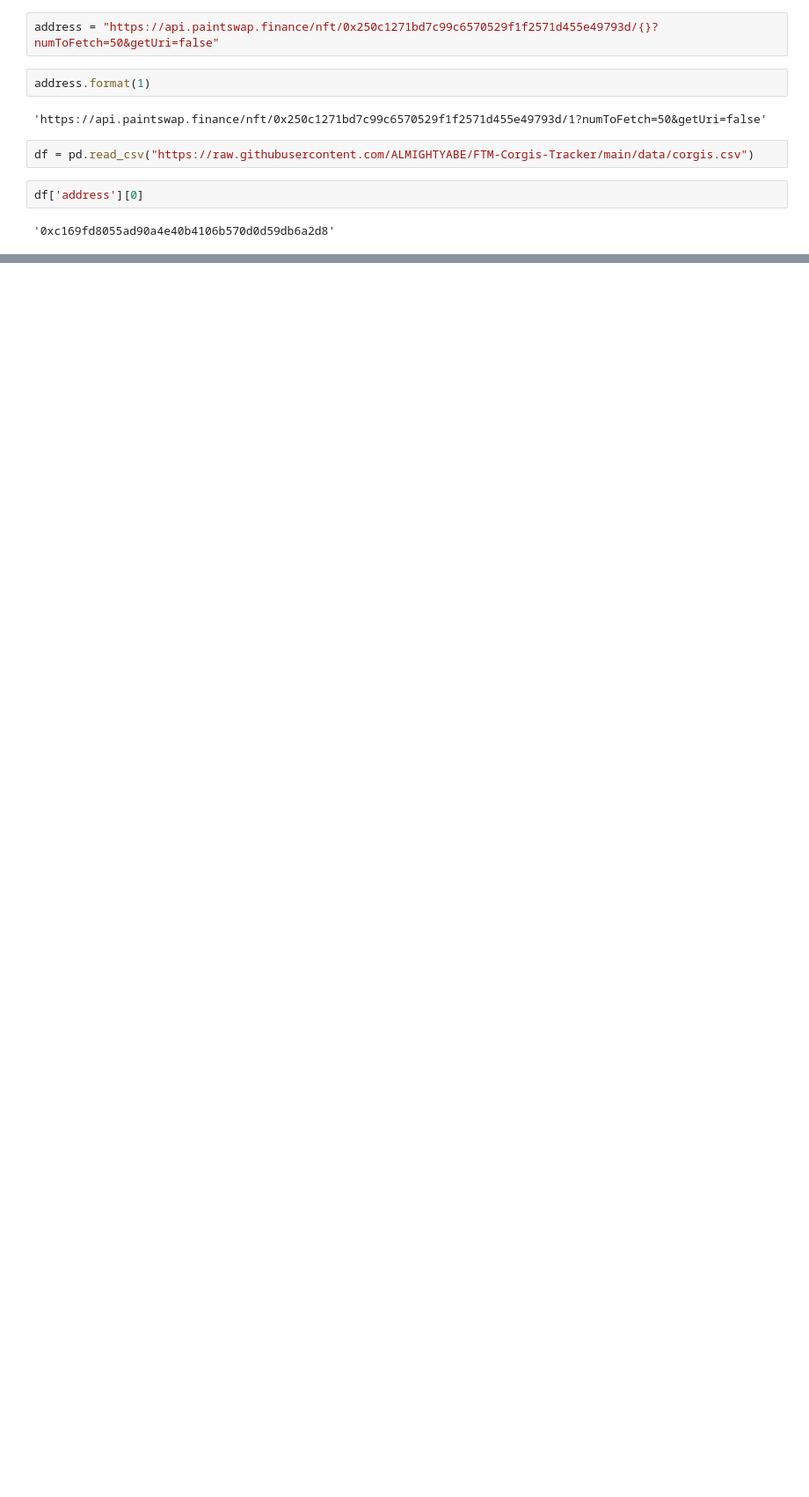
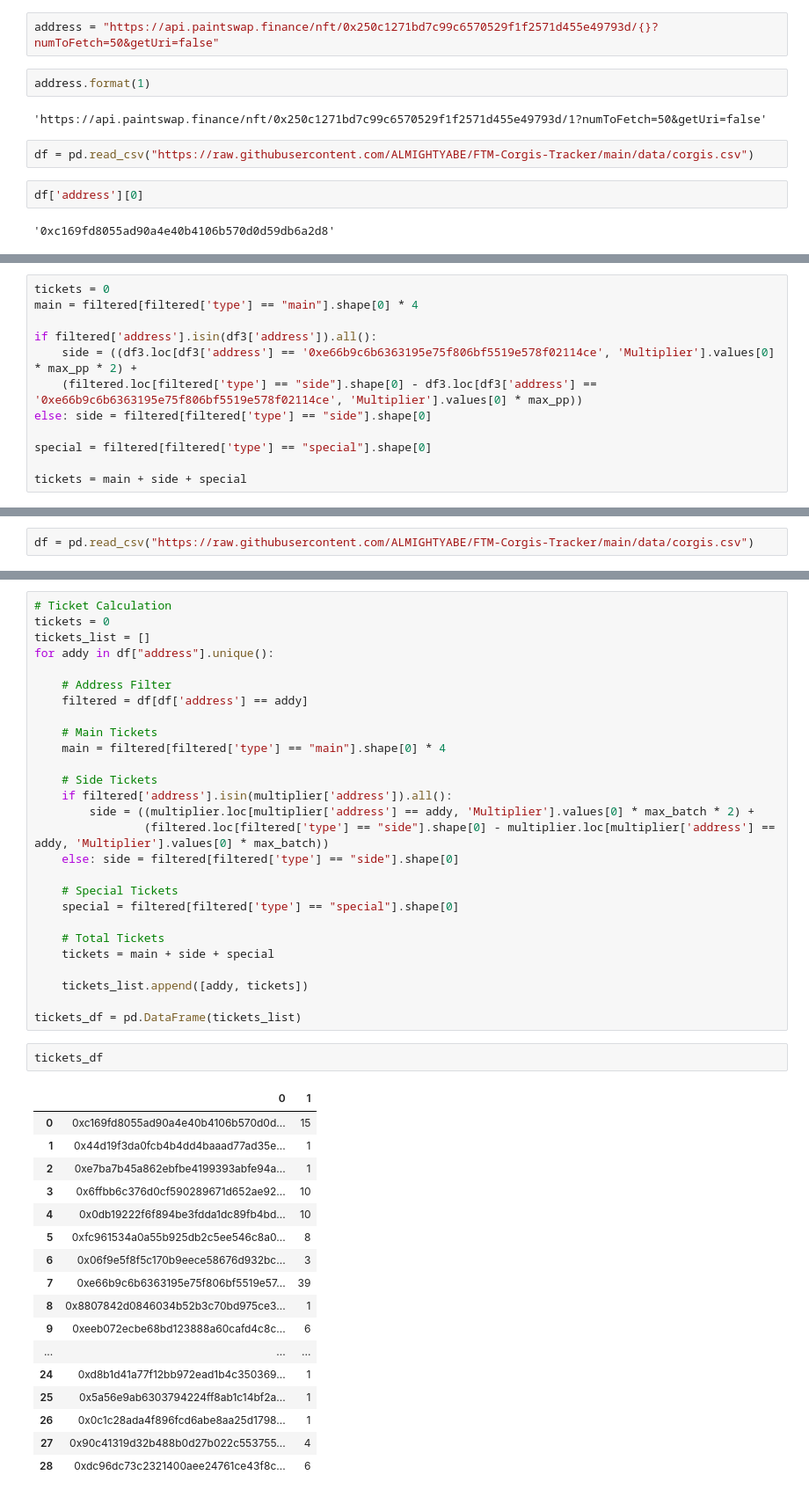
Before and after one commit to ALMIGHTYABE/FTM-Corgis-Tracker, a Jupyter notebook: notebooks/Corgi NB.ipynb, the cells around one changed output, grey strips where cells are left out. Shown at 88% size. Cells and saved outputs as stored; diff of their text form; blank space fills up the shorter version.

```diff
--- a/notebooks/Corgi NB.ipynb
+++ b/notebooks/Corgi NB.ipynb
@@ -152,0 +243,12 @@ filtered
+# %%
+tickets = 0
+main = filtered[filtered['type'] == "main"].shape[0] * 4
+
+if filtered['address'].isin(df3['address']).all():
+    side = ((df3.loc[df3['address'] == '0xe66b9c6b6363195e75f806bf5519e578f02114ce', 'Multiplier'].values[0] * max_pp * 2) +
+    (filtered.loc[filtered['type'] == "side"].shape[0] - df3.loc[df3['address'] == '0xe66b9c6b6363195e75f806bf5519e578f02114ce', 'Multiplier'].values[0] * max_pp))
+else: side = filtered[filtered['type'] == "side"].shape[0]
+
+special = filtered[filtered['type'] == "special"].shape[0]
+
+tickets = main + side + special
@@ -152,0 +288,2 @@ filtered
+# %%
+df = pd.read_csv("https://raw.githubusercontent.com/ALMIGHTYABE/FTM-Corgis-Tracker/main/data/corgis.csv")
@@ -152,0 +338,47 @@ filtered
+# %%
+# Ticket Calculation
+tickets = 0
+tickets_list = []
+for addy in df["address"].unique():
+
+    # Address Filter
+    filtered = df[df['address'] == addy]
+
+    # Main Tickets
+    main = filtered[filtered['type'] == "main"].shape[0] * 4
+
+    # Side Tickets
+    if filtered['address'].isin(multiplier['address']).all():
+        side = ((multiplier.loc[multiplier['address'] == addy, 'Multiplier'].values[0] * max_batch * 2) +
+                (filtered.loc[filtered['type'] == "side"].shape[0] - multiplier.loc[multiplier['address'] == addy, 'Multiplier'].values[0] * max_batch))
+    else: side = filtered[filtered['type'] == "side"].shape[0]
+
+    # Special Tickets
+    special = filtered[filtered['type'] == "special"].shape[0]
+
+    # Total Tickets
+    tickets = main + side + special
+
+    tickets_list.append([addy, tickets])
+
+tickets_df = pd.DataFrame(tickets_list)
+# %%
+tickets_df
+# %% [output]
+|  | 0 | 1 |
+| 0 | 0xc169fd8055ad90a4e40b4106b570d0d... | 15 |
+| 1 | 0x44d19f3da0fcb4b4dd4baaad77ad35e... | 1 |
+| 2 | 0xe7ba7b45a862ebfbe4199393abfe94a... | 1 |
+| 3 | 0x6ffbb6c376d0cf590289671d652ae92... | 10 |
+| 4 | 0x0db19222f6f894be3fdda1dc89fb4bd... | 10 |
+| 5 | 0xfc961534a0a55b925db2c5ee546c8a0... | 8 |
+| 6 | 0x06f9e5f8f5c170b9eece58676d932bc... | 3 |
+| 7 | 0xe66b9c6b6363195e75f806bf5519e57... | 39 |
+| 8 | 0x8807842d0846034b52b3c70bd975ce3... | 1 |
+| 9 | 0xeeb072ecbe68bd123888a60cafd4c8c... | 6 |
+| ... | ... | ... |
+| 24 | 0xd8b1d41a77f12bb972ead1b4c350369... | 1 |
+| 25 | 0x5a56e9ab6303794224ff8ab1c14bf2a... | 1 |
+| 26 | 0x0c1c28ada4f896fcd6abe8aa25d1798... | 1 |
+| 27 | 0x90c41319d32b488b0d27b022c553755... | 4 |
+| 28 | 0xdc96dc73c2321400aee24761ce43f8c... | 6 |
```
Also changed, not shown: parts of 23 cells of this notebook, 6 other files.
